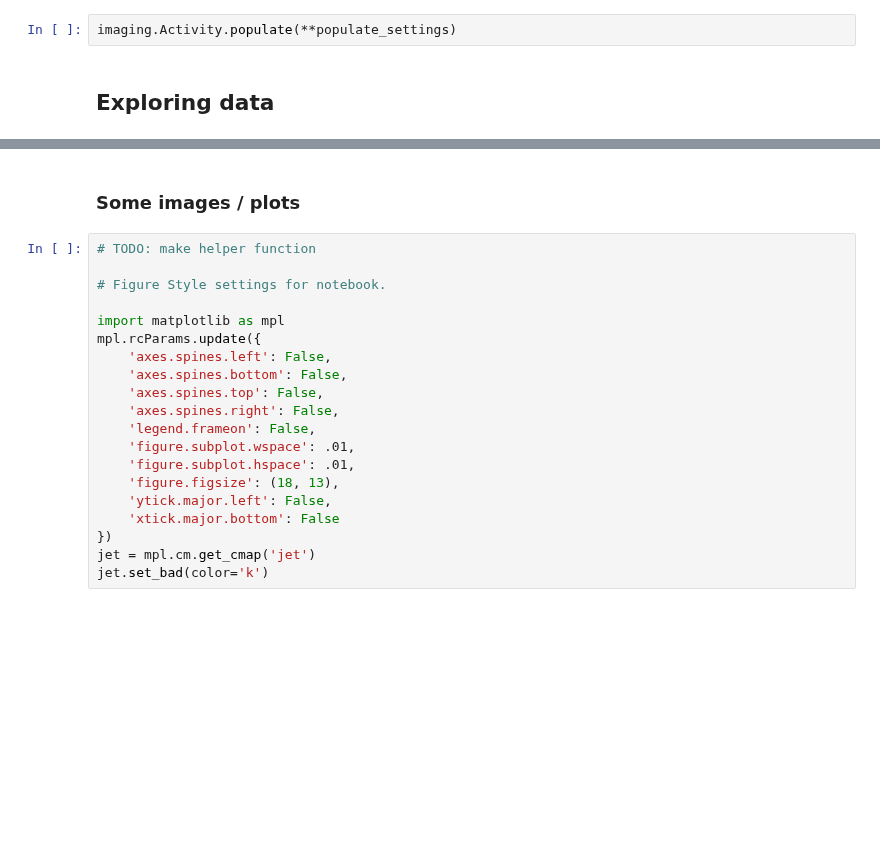
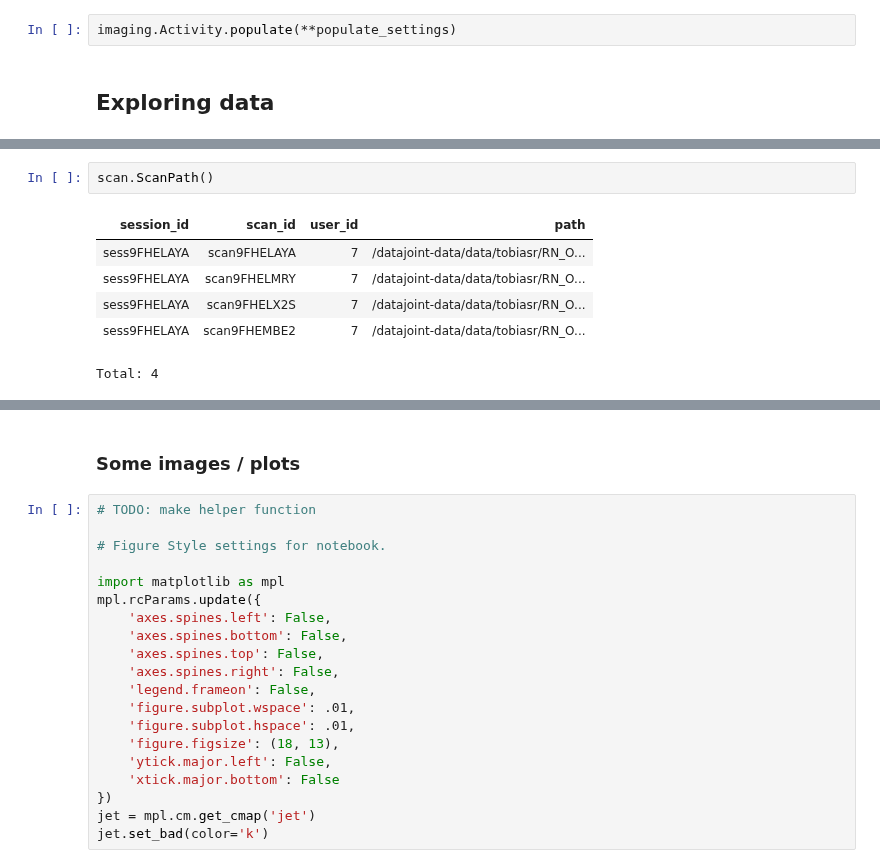
Before and after one commit to Gyepee/adamacs_jisooj, a Jupyter notebook: notebooks/10_troselab_workflow.ipynb, the cells around one changed output, grey strips where cells are left out. Cells and saved outputs as stored; diff of their text form; blank space fills up the shorter version.

```diff
--- a/notebooks/10_troselab_workflow.ipynb
+++ b/notebooks/10_troselab_workflow.ipynb
@@ -756,2 +784,11 @@ curation_key
+# %%
+scan.ScanPath()
+# %% [output]
+| session_id | scan_id | user_id | path |
+| sess9FHELAYA | scan9FHELAYA | 7 | /datajoint-data/data/tobiasr/RN_O... |
+| sess9FHELAYA | scan9FHELMRY | 7 | /datajoint-data/data/tobiasr/RN_O... |
+| sess9FHELAYA | scan9FHELX2S | 7 | /datajoint-data/data/tobiasr/RN_O... |
+| sess9FHELAYA | scan9FHEMBE2 | 7 | /datajoint-data/data/tobiasr/RN_O... |
+Total: 4
 # %%
 imaging.Curation().delete()
```
Also changed, not shown: parts of 16 cells of this notebook, 1 other file.
